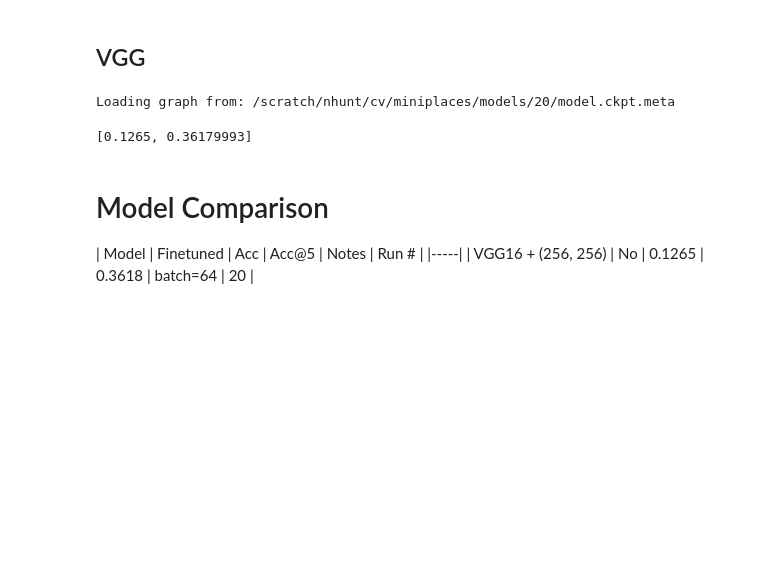
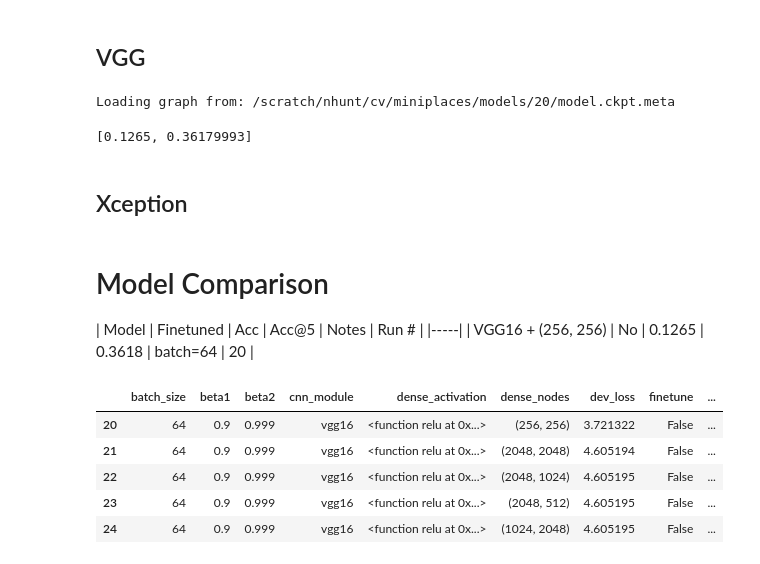
Before and after one commit to neighthan/computer_vision, a Jupyter notebook: miniplaces/miniplaces.ipynb, the cells around one changed output. Drawn from its saved outputs; the diff is of its cells as text; code cells hidden in the pictures; blank space fills up the shorter version.

```diff
--- a/miniplaces/miniplaces.ipynb
+++ b/miniplaces/miniplaces.ipynb
@@ -442,3 +168,5 @@ cnn.score(val_inputs, val_labels)
 # %%
 preds = cnn.predict_proba(val_inputs)
 output_file(preds)
+# %% [markdown]
+## Xception
@@ -448,3 +178,13 @@ output_file(preds)
 | Model | Finetuned | Acc | Acc@5 | Notes | Run # |
 |-----|
 | VGG16 + (256, 256) | No | 0.1265 | 0.3618 | batch=64 | 20 |
+# %%
+log = pd.read_hdf('models/log.h5')
+log.head()
+# %% [output]
+|  | batch_size | beta1 | beta2 | cnn_module | dense_activation | dense_nodes | dev_loss | finetune | ... |
+| 20 | 64 | 0.9 | 0.999 | vgg16 | <function relu at 0x...> | (256, 256) | 3.721322 | False | ... |
+| 21 | 64 | 0.9 | 0.999 | vgg16 | <function relu at 0x...> | (2048, 2048) | 4.605194 | False | ... |
+| 22 | 64 | 0.9 | 0.999 | vgg16 | <function relu at 0x...> | (2048, 1024) | 4.605195 | False | ... |
+| 23 | 64 | 0.9 | 0.999 | vgg16 | <function relu at 0x...> | (2048, 512) | 4.605195 | False | ... |
+| 24 | 64 | 0.9 | 0.999 | vgg16 | <function relu at 0x...> | (1024, 2048) | 4.605195 | False | ... |
```
Also changed, not shown: parts of 10 cells of this notebook, 1 other file.
